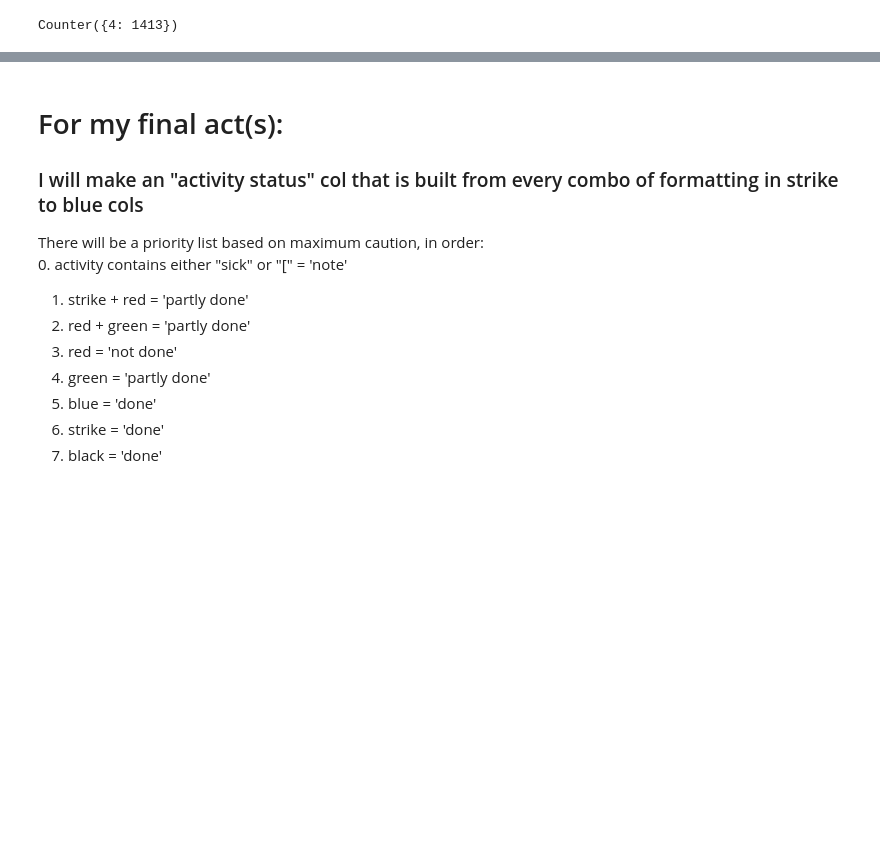
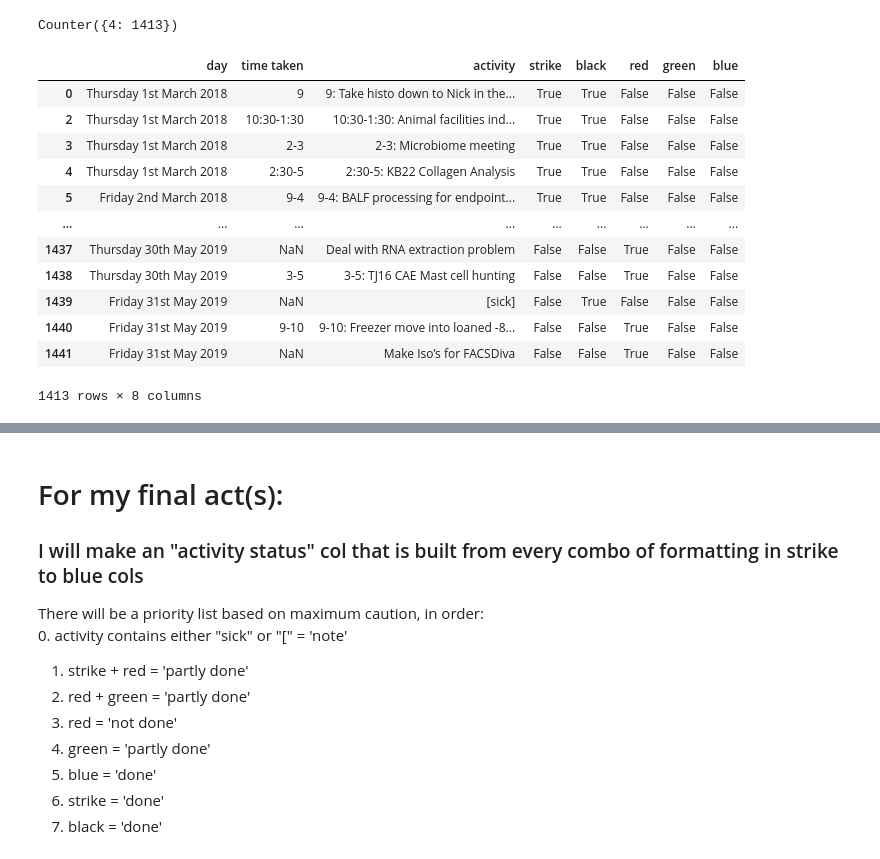
Before and after one commit to adamdoescode/todo-parsing, a Jupyter notebook: parse_and_clean.ipynb, the cells around one changed output, grey strips where cells are left out. Cells and saved outputs as stored; diff of their text form; code cells hidden in the pictures; blank space fills up the shorter version.

```diff
--- a/generate dataframe and clean data.ipynb
+++ b/parse_and_clean.ipynb
@@ -308,5 +349,21 @@ todo_table['day'] = todo_table['day'].map(lambda x: x.replace('  ',' '))
 Counter(todo_table['day'].map(lambda x: len(x.split(' '))))
 # %% [output]
 Counter({4: 1413})
+# %%
+todo_table
+# %% [output]
+|  | day | time taken | activity | strike | black | red | green | blue |
+| 0 | Thursday 1st March 2018 | 9 | 9: Take histo down to Nick in the... | True | True | False | False | False |
+| 2 | Thursday 1st March 2018 | 10:30-1:30 | 10:30-1:30: Animal facilities ind... | True | True | False | False | False |
+| 3 | Thursday 1st March 2018 | 2-3 | 2-3: Microbiome meeting | True | True | False | False | False |
+| 4 | Thursday 1st March 2018 | 2:30-5 | 2:30-5: KB22 Collagen Analysis | True | True | False | False | False |
+| 5 | Friday 2nd March 2018 | 9-4 | 9-4: BALF processing for endpoint... | True | True | False | False | False |
+| ... | ... | ... | ... | ... | ... | ... | ... | ... |
+| 1437 | Thursday 30th May 2019 | NaN | Deal with RNA extraction problem | False | False | True | False | False |
+| 1438 | Thursday 30th May 2019 | 3-5 | 3-5: TJ16 CAE Mast cell hunting | False | False | True | False | False |
+| 1439 | Friday 31st May 2019 | NaN | [sick] | False | True | False | False | False |
+| 1440 | Friday 31st May 2019 | 9-10 | 9-10: Freezer move into loaned -8... | False | False | True | False | False |
+| 1441 | Friday 31st May 2019 | NaN | Make Iso’s for FACSDiva | False | False | True | False | False |
+1413 rows × 8 columns
 # %%
 def strip_date_suffixes(daytext):
```
Also changed, not shown: parts of 13 cells of this notebook, 11 other files.
